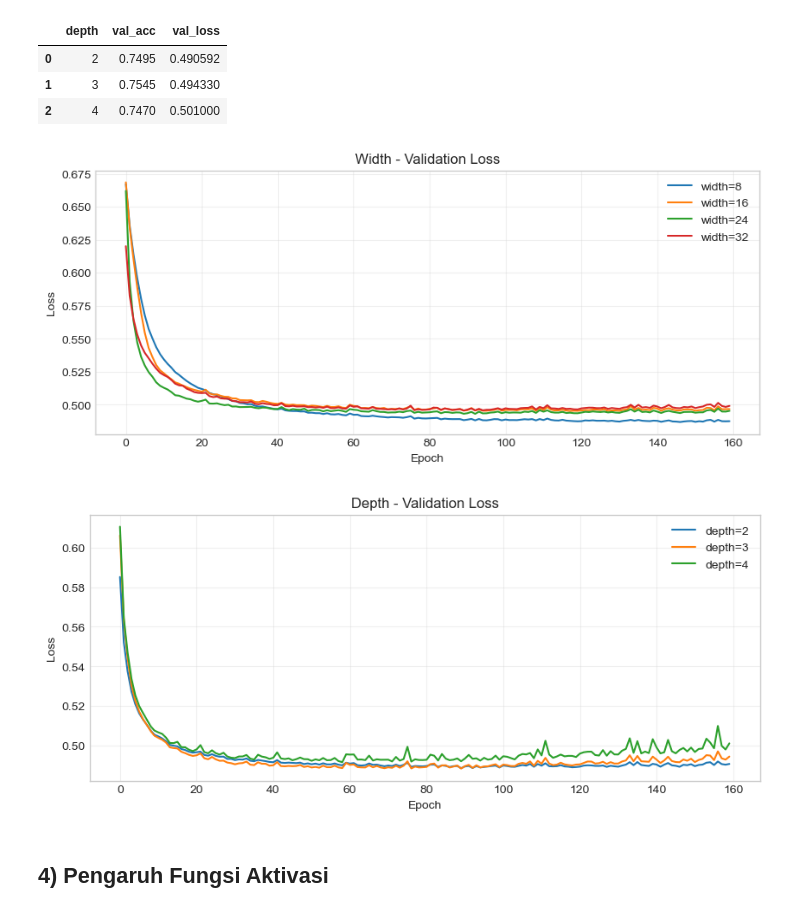
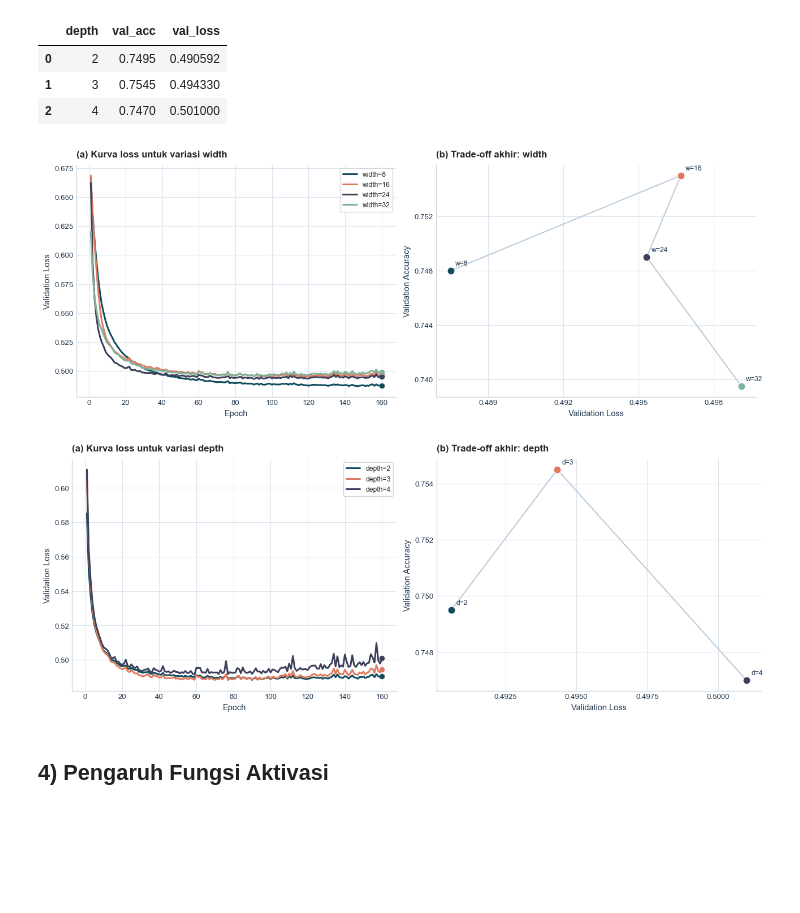
Before and after one commit to fathurwithyou/TorchIsAllYouNeed, a Jupyter notebook: src/experiments.ipynb, the cells around one changed output. Cells and saved outputs as stored; diff of their text form; code cells hidden in the pictures; blank space fills up the shorter version.

```diff
--- a/src/experiments.ipynb
+++ b/src/experiments.ipynb
@@ -236,28 +393,40 @@ pd.DataFrame(
 | 1 | 3 | 0.7545 | 0.494330 |
 | 2 | 4 | 0.7470 | 0.501000 |
 # %%
-plt.figure(figsize=(10, 4))
-for r in width_results:
-    plt.plot(r["val_curve"], label=f"width={r['width']}")
-plt.title("Width - Validation Loss")
-plt.xlabel("Epoch")
-plt.ylabel("Loss")
-plt.grid(alpha=0.3)
-plt.legend()
-plt.show()
+fig, axes = paper_axes(figsize=(12.8, 4.8))
+plot_loss_panel(
+    axes[0, 0],
+    width_results,
+    label_fn=lambda r: f"width={r['width']}",
+    title="(a) Kurva loss untuk variasi width",
+)
+plot_tradeoff_panel(
+    axes[0, 1],
+    width_results,
+    label_fn=lambda r: f"w={r['width']}",
+    title="(b) Trade-off akhir: width",
+    order_key="width",
+)
+save_figure(fig, "depth_width_width_loss.png")
 
-plt.figure(figsize=(10, 4))
-for r in depth_results:
-    plt.plot(r["val_curve"], label=f"depth={r['depth']}")
-plt.title("Depth - Validation Loss")
-plt.xlabel("Epoch")
-plt.ylabel("Loss")
-plt.grid(alpha=0.3)
-plt.legend()
-plt.show()
+fig, axes = paper_axes(figsize=(12.8, 4.8))
+plot_loss_panel(
+    axes[0, 0],
+    depth_results,
+    label_fn=lambda r: f"depth={r['depth']}",
+    title="(a) Kurva loss untuk variasi depth",
+)
+plot_tradeoff_panel(
+    axes[0, 1],
+    depth_results,
+    label_fn=lambda r: f"d={r['depth']}",
+    title="(b) Trade-off akhir: depth",
+    order_key="depth",
+)
+save_figure(fig, "depth_width_depth_loss.png")
 # %% [output]
-[figure, old version]
+[figure, new version]
-[figure, old version]
+[figure, new version]
 # %% [markdown]
 ## 4) Pengaruh Fungsi Aktivasi
 # %%
```
Also changed, not shown: parts of 9 cells of this notebook.
